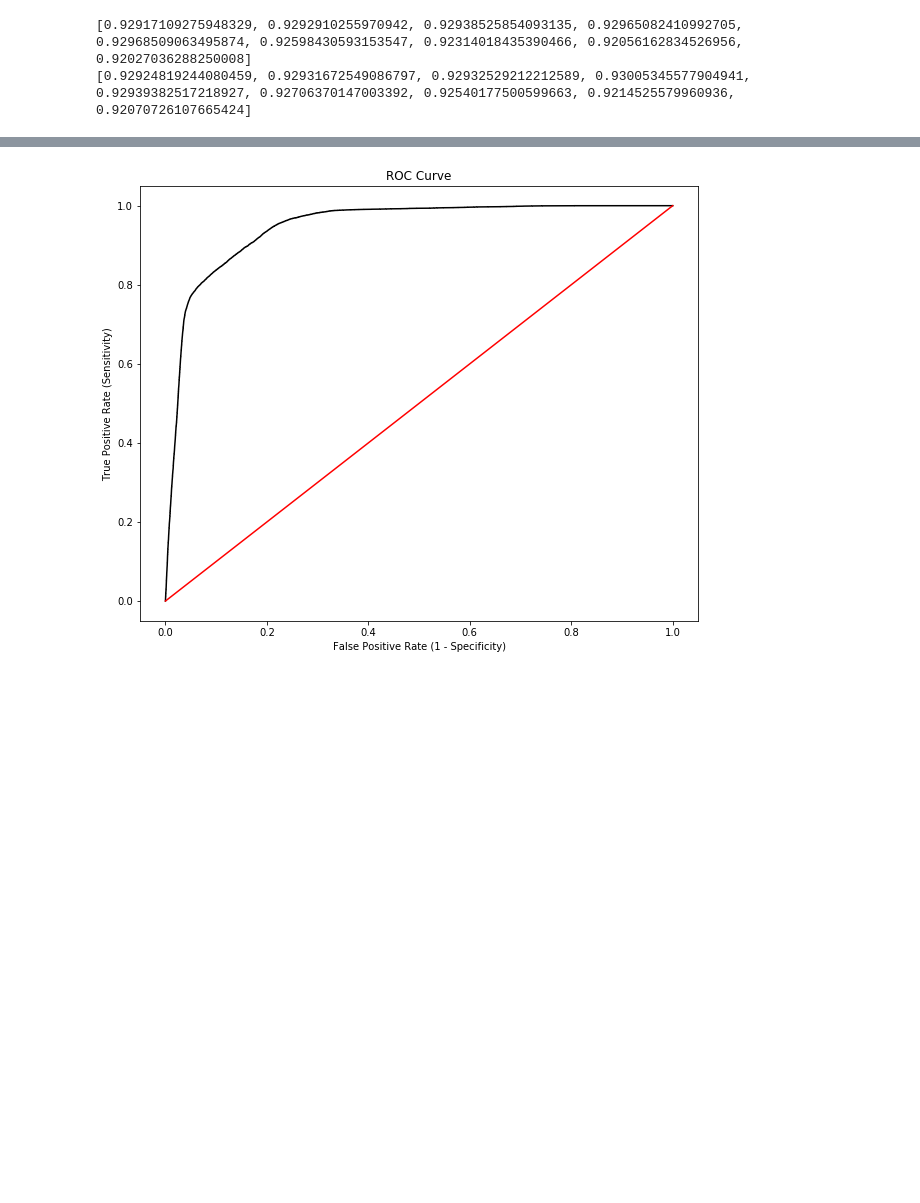
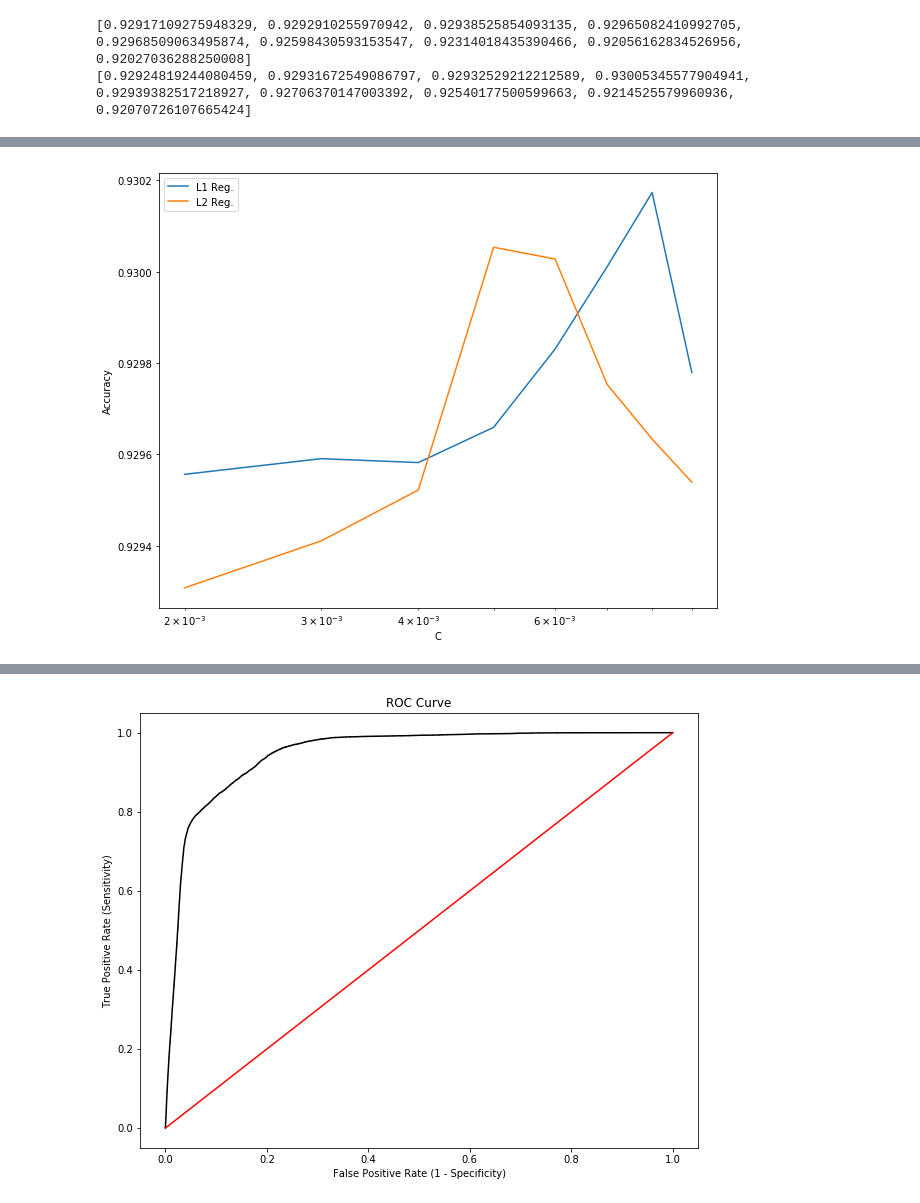
Before and after one commit to dongmeic/SDM, a Jupyter notebook: python/models/full/logistic_baseline_year.py.ipynb, the cells around one changed output, grey strips where cells are left out. Drawn from its saved outputs; the diff is of its cells as text; code cells hidden in the pictures; blank space fills up the shorter version.

```diff
--- a/python/models/full/logistic_baseline_year.py.ipynb
+++ b/python/models/full/logistic_baseline_year.py.ipynb
@@ -183,0 +222,9 @@ print(l2_mods)
+# %%
+plt.plot(Cs, l1_mods, label='L1 Reg.');
+plt.plot(Cs, l2_mods, label='L2 Reg.');
+plt.xscale('log');
+plt.xlabel('C');
+plt.ylabel('Accuracy');
+plt.legend(loc='best');
+# %% [output]
+[figure, added]
```
Also changed, not shown: parts of 39 cells of this notebook.
